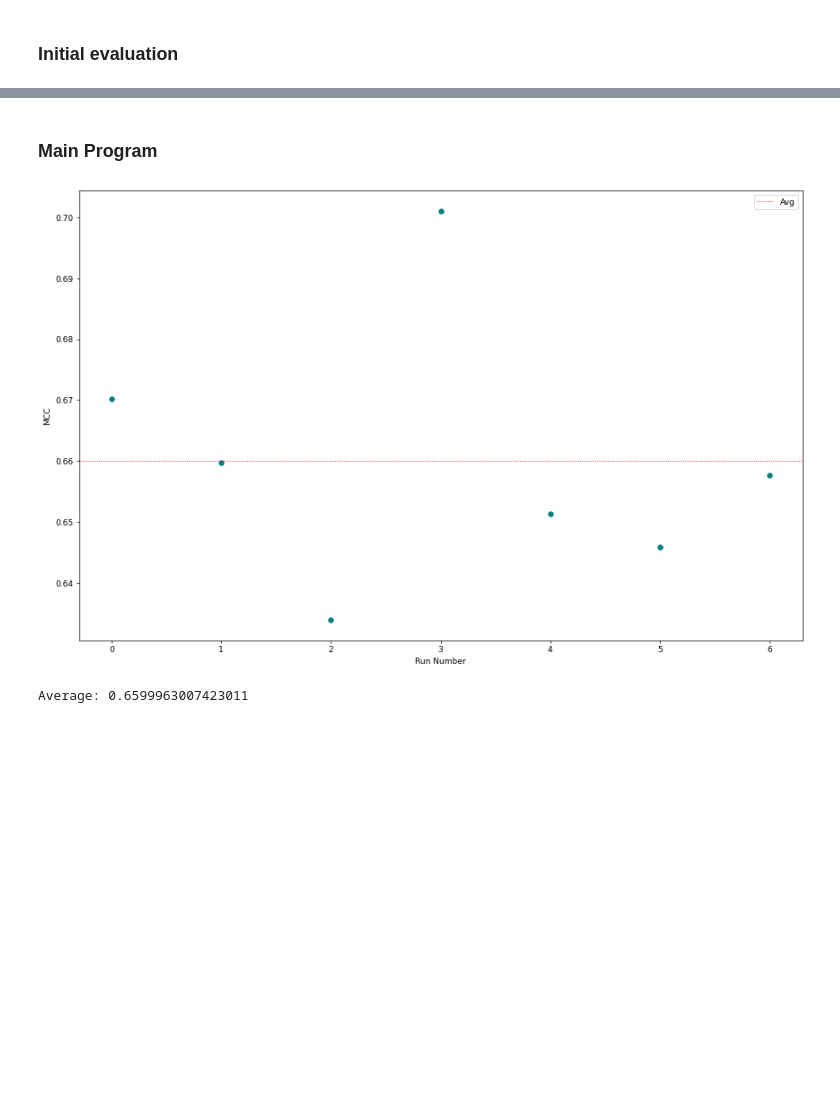
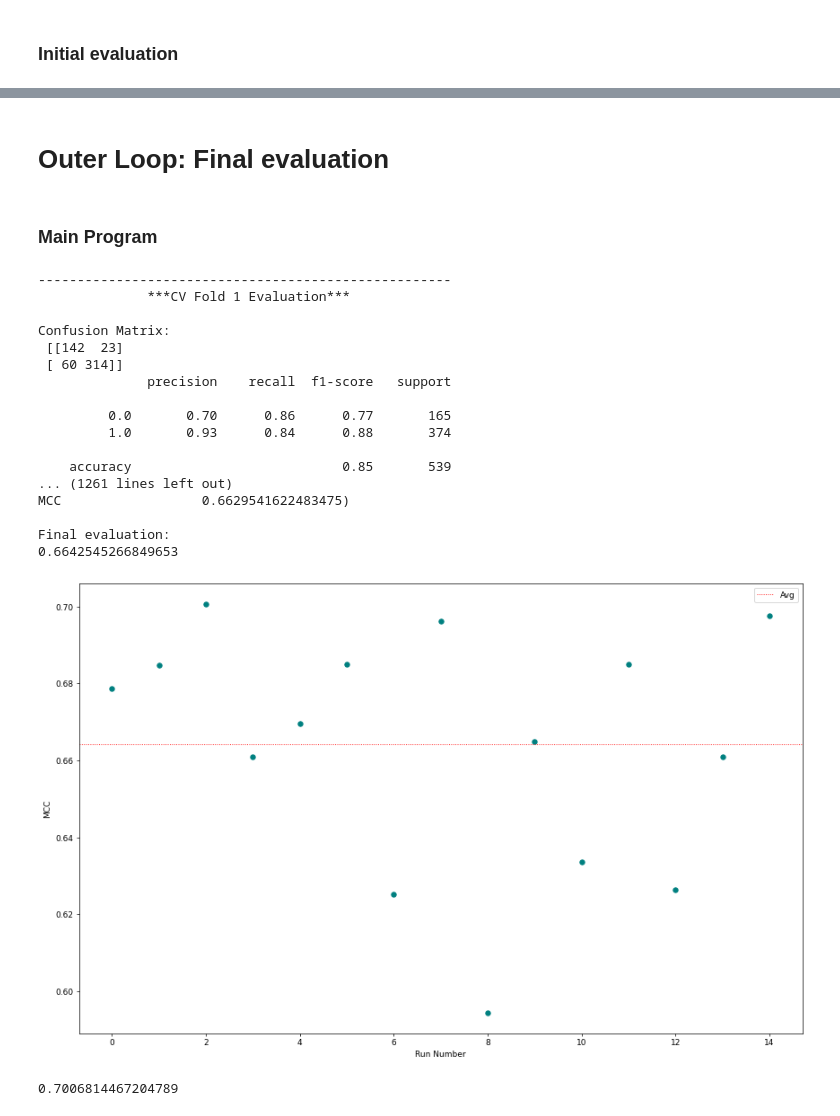
Before and after one commit to Shamin2512/Mutation-Classification, a Jupyter notebook: XGB_MutationClassification.ipynb, the cells around one changed output, grey strips where cells are left out. Saved outputs shown, nothing was run; the diff lists cells and outputs as text; code cells hidden in the pictures; blank space fills up the shorter version.

Commit message:
Added functions for both CV model evaluation, and final evaluation

```diff
--- a/XGB_MutationClassification.ipynb
+++ b/XGB_MutationClassification.ipynb
@@ -495,3 +477,24 @@ def fold_MCC(TestLabels, Final_vote):
+# %% [markdown]
+# Outer Loop: Final evaluation
+# %%
+def fold_predict(BF_GBC, d_test):
+    """
+    Input:      BF_RFC            List of RFCs trained on balancing folds
+                d_test            Unseen testing data as Dmatrix
+
+
+    Returns:    Prob_matrix     List of arrays. Each item is 2D matrix where the 1st dimension is each subset in balancing fold,
+                                2nd dimension is predicted probability
+
+    Predicts the probabilty for every datapoint in the testing set.
+    """
+
+    fold_prob_matrix = []
+    for i in range(len(BF_GBC)):
+        Prob = BF_GBC[i].predict(d_test)     #Predicts the probability of an instance belonging to the major/ positive class (PD/ 1). Output has shape (n_predictions,)
+        fold_prob_matrix.append(Prob)
+
+    return fold_prob_matrix
 # %%
 def final_evaluation(all_prob_matrix, TestLabels):
 
@@ -544,42 +546,63 @@ def plot(Score_list):
 ### Main Program
 # %%
 Score_list = []
-for i in range(0,7):
+for i in range(0,15):
     file = "AC_dataset.csv"
     Training_Set, Testing_Set                     = Train_Test_Split(file)                                 #Create training and testing sets
     d_test, TestData, TestLabels                  = test_dmatrix(Testing_Set)
     # test(inData, classData, ValData, Vallabel)                                                          #Initial evaluation
     IT_list, LT_list, IV_list, LV_list = CV(Training_Set)                #Cross-validate training set
     # train_features, train_labels, test_features, test_labels = data(Training_Set, Testing_Set)
 
     all_prob_matrix = []
-    for i in range(len(IT_list)):
-        inData = IT_list[i]
-        classData = LT_list[i]
-        ValData = IV_list[i]
-        Vallabel = LV_list[i]
+    for fold in range(len(IT_list)):
+        inData = IT_list[fold]
+        classData = LT_list[fold]
+        ValData = IV_list[fold]
+        Vallabel = LV_list[fold]
 
+        #Validation
         minClass, minSize, maxSize  = find_minority_class(classData)                            #Determines imbalance
         BF                          = Balance_ratio(maxSize, minSize)                           #Determins number of balancing folds needed
         Input_folds, Output_folds   = Balance_Folds(BF, inData, classData, minClass, minSize)   # balance() and balance_data() functions are called under this
-        d_train_list, d_val         = model_training_data(BF, Input_folds, Output_folds, ValData, Vallabel)
-        # BF_GBC_HP                   = hyperparameter(BF, d_train_list, d_val)
-        BF_GBC                      = BF_fitting(BF, d_train_list, d_val)
-        # feature_importance(BF_GBC)
-        Prob_matrix                 = BF_validate(BF_GBC, d_test)
-        all_prob_matrix.append(Prob_matrix)
+        d_train_list, d_val         = GBM_dmatrix(BF, Input_folds, Output_folds, ValData, Vallabel)
+        BF_GBC                      = BF_fitting(BF, d_train_list, d_val, MCC_eval_metric)
+        Prob_matrix                 = BF_predict(BF_GBC, d_val)
+        Final_vote, Sum_PD, Sum_SNP = Weighted_Vote(Prob_matrix)
+        CV_evaluation(d_val, Final_vote, fold)
 
-        Final_vote, Sum_PD, Sum_SNP = Weighted_Vote(Prob_matrix)
+        #Testing
+        fold_prob_matrix = fold_predict(BF_GBC, d_test)
+        all_prob_matrix.append(fold_prob_matrix)
+        MCC_final = final_evaluation(all_prob_matrix, TestLabels)
 
-        # evalutation(TestLabels, Final_vote)
-        MCC = fold_MCC(Final_vote, TestLabels)
-
-        MCC_final = final_evaluation(all_prob_matrix, TestLabels)
     Score_list.append(MCC_final)
+print(f"Final evaluation:\n{np.mean(Score_list)}")
 plot(Score_list)
 # %% [output]
+-----------------------------------------------------
+              ***CV Fold 1 Evaluation***
+
+Confusion Matrix:
+ [[142  23]
+ [ 60 314]]
+              precision    recall  f1-score   support
+
+         0.0       0.70      0.86      0.77       165
+         1.0       0.93      0.84      0.88       374
+
+    accuracy                           0.85       539
+... (1261 lines left out)
+MCC                  0.6629541622483475)
+
+Final evaluation:
+0.6642545266849653
-[figure, old version]
+[figure, new version]
-Average: 0.6599963007423011
+# %%
+min(Score_list)
+max(Score_list)
+# %% [output]
+0.7006814467204789
 # %%
 # np.savetxt("XGB_MCC_50_Final_MCCs.txt", Score_list, fmt = '%f')
 # %%
```
Also changed, not shown: parts of 16 cells of this notebook.
